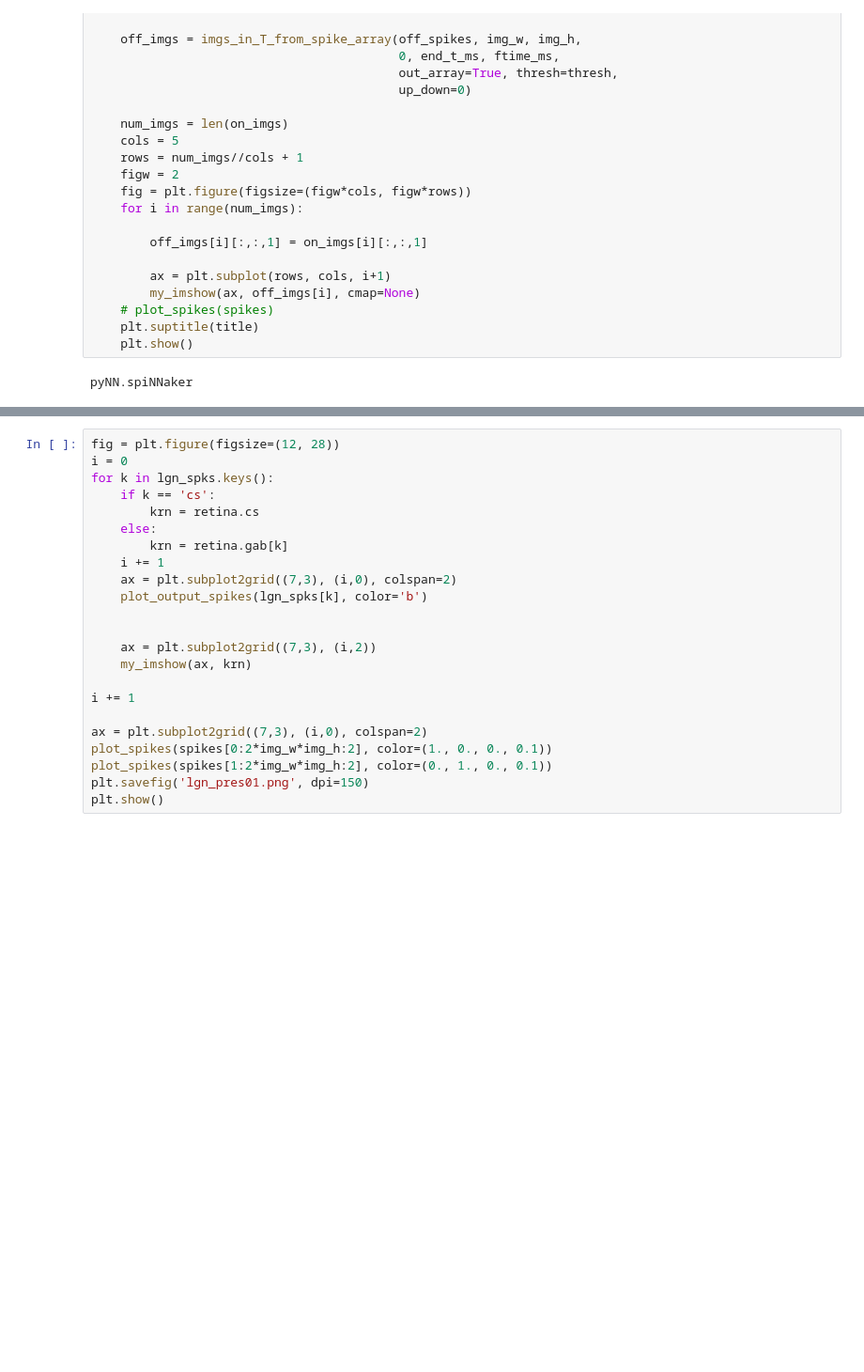
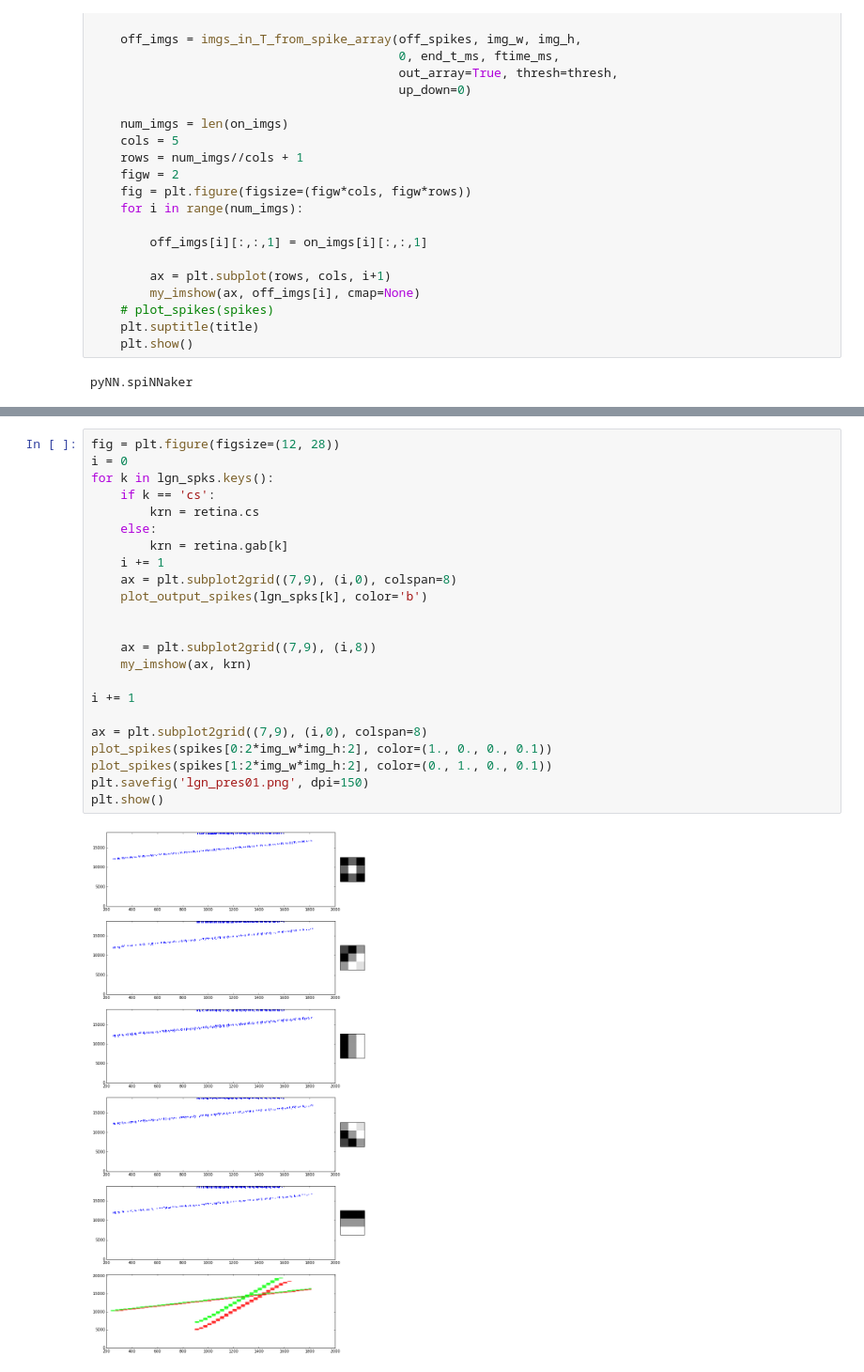
Before and after one commit to rjames91/play_vis, a Jupyter notebook: test_LGN.ipynb, the cells around one changed output, grey strips where cells are left out. Shown: that part at 94% size. Cells and saved outputs as stored; diff of their text form; blank space fills up the shorter version.

```diff
--- a/test_LGN.ipynb
+++ b/test_LGN.ipynb
@@ -293,23 +358,25 @@ for k in lgn_spks.keys():
 # %%
 fig = plt.figure(figsize=(12, 28))
 i = 0
 for k in lgn_spks.keys():
     if k == 'cs':
         krn = retina.cs
     else:
         krn = retina.gab[k]
     i += 1
-    ax = plt.subplot2grid((7,3), (i,0), colspan=2)
+    ax = plt.subplot2grid((7,9), (i,0), colspan=8)
     plot_output_spikes(lgn_spks[k], color='b')
 
 
-    ax = plt.subplot2grid((7,3), (i,2))
+    ax = plt.subplot2grid((7,9), (i,8))
     my_imshow(ax, krn)
 
 i += 1
 
-ax = plt.subplot2grid((7,3), (i,0), colspan=2)
+ax = plt.subplot2grid((7,9), (i,0), colspan=8)
 plot_spikes(spikes[0:2*img_w*img_h:2], color=(1., 0., 0., 0.1))
 plot_spikes(spikes[1:2*img_w*img_h:2], color=(0., 1., 0., 0.1))
 plt.savefig('lgn_pres01.png', dpi=150)
 plt.show()
+# %% [output]
+[figure, added]
```
Also changed, not shown: parts of 5 cells of this notebook, 8 other files.
